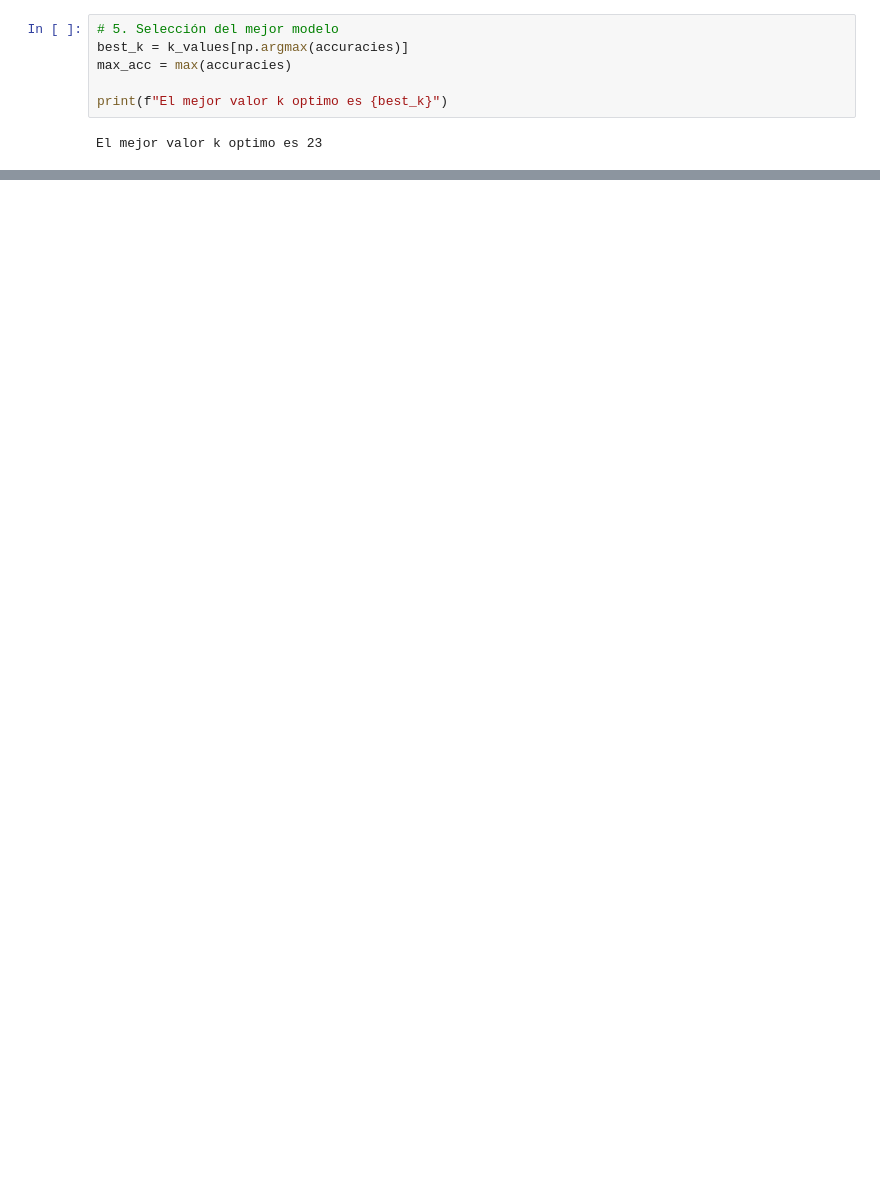
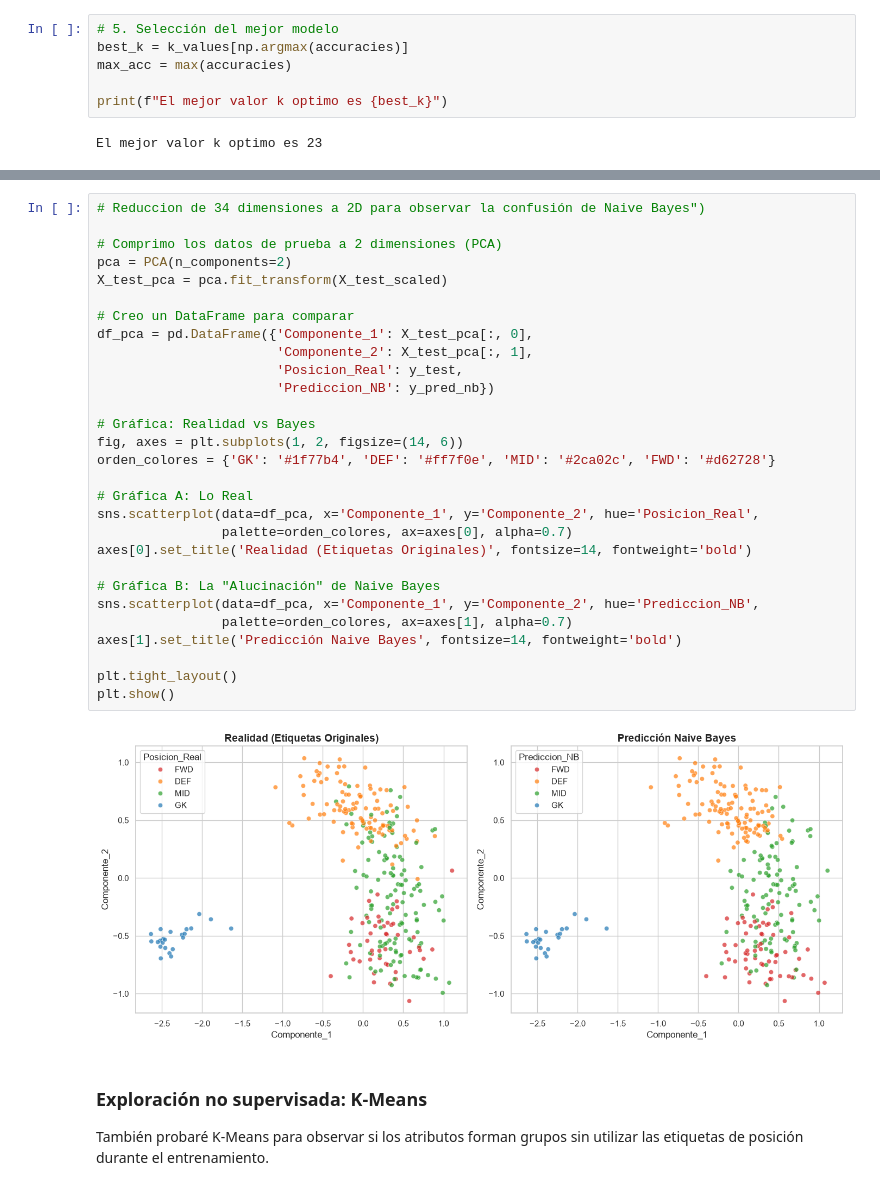
Before and after one commit to GzzAlejandro/proyecto-integrador-laliga, a Jupyter notebook: notebooks/05_clasificacion_de_jugadores.ipynb, the cells around one changed output, grey strips where cells are left out. Drawn from its saved outputs; the diff is of its cells as text; blank space fills up the shorter version.

Commit message:
Finalizacion de Modelo de ML KNN para clasificaciond de posiciones

```diff
--- a/notebooks/05_clasificacion_de_jugadores.ipynb
+++ b/notebooks/05_clasificacion_de_jugadores.ipynb
@@ -351,0 +499,35 @@ Desviación estándar (Margen de error): ±0.0198
+# %%
+# Reduccion de 34 dimensiones a 2D para observar la confusión de Naive Bayes")
+
+# Comprimo los datos de prueba a 2 dimensiones (PCA)
+pca = PCA(n_components=2)
+X_test_pca = pca.fit_transform(X_test_scaled)
+
+# Creo un DataFrame para comparar
+df_pca = pd.DataFrame({'Componente_1': X_test_pca[:, 0],
+                       'Componente_2': X_test_pca[:, 1],
+                       'Posicion_Real': y_test,
+                       'Prediccion_NB': y_pred_nb})
+
+# Gráfica: Realidad vs Bayes
+fig, axes = plt.subplots(1, 2, figsize=(14, 6))
+orden_colores = {'GK': '#1f77b4', 'DEF': '#ff7f0e', 'MID': '#2ca02c', 'FWD': '#d62728'}
+
+# Gráfica A: Lo Real
+sns.scatterplot(data=df_pca, x='Componente_1', y='Componente_2', hue='Posicion_Real',
+                palette=orden_colores, ax=axes[0], alpha=0.7)
+axes[0].set_title('Realidad (Etiquetas Originales)', fontsize=14, fontweight='bold')
+
+# Gráfica B: La "Alucinación" de Naive Bayes
+sns.scatterplot(data=df_pca, x='Componente_1', y='Componente_2', hue='Prediccion_NB',
+                palette=orden_colores, ax=axes[1], alpha=0.7)
+axes[1].set_title('Predicción Naive Bayes', fontsize=14, fontweight='bold')
+
+plt.tight_layout()
+plt.show()
+# %% [output]
+[figure, added]
+# %% [markdown]
+### Exploración no supervisada: K-Means
+
+También probaré K-Means para observar si los atributos forman grupos sin utilizar las etiquetas de posición durante el entrenamiento.
```
Also changed, not shown: parts of 34 cells of this notebook.
